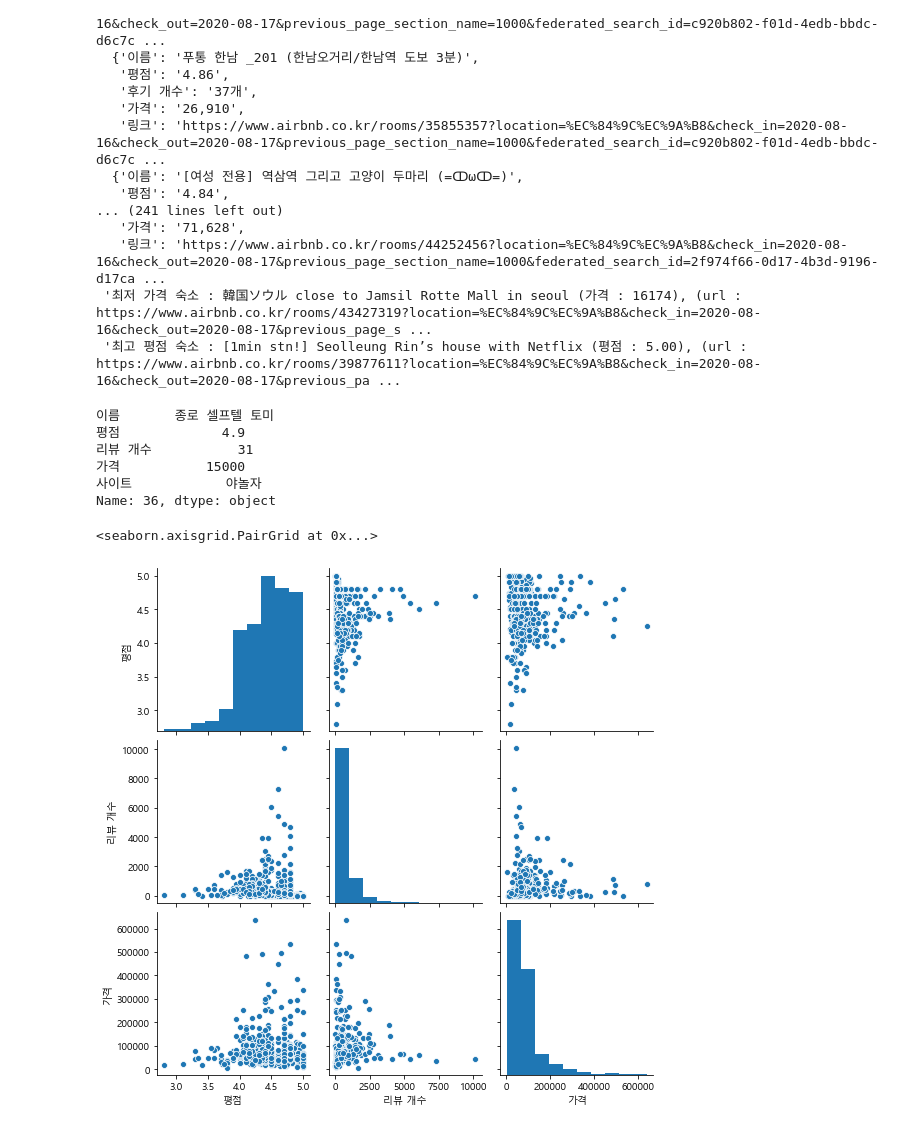
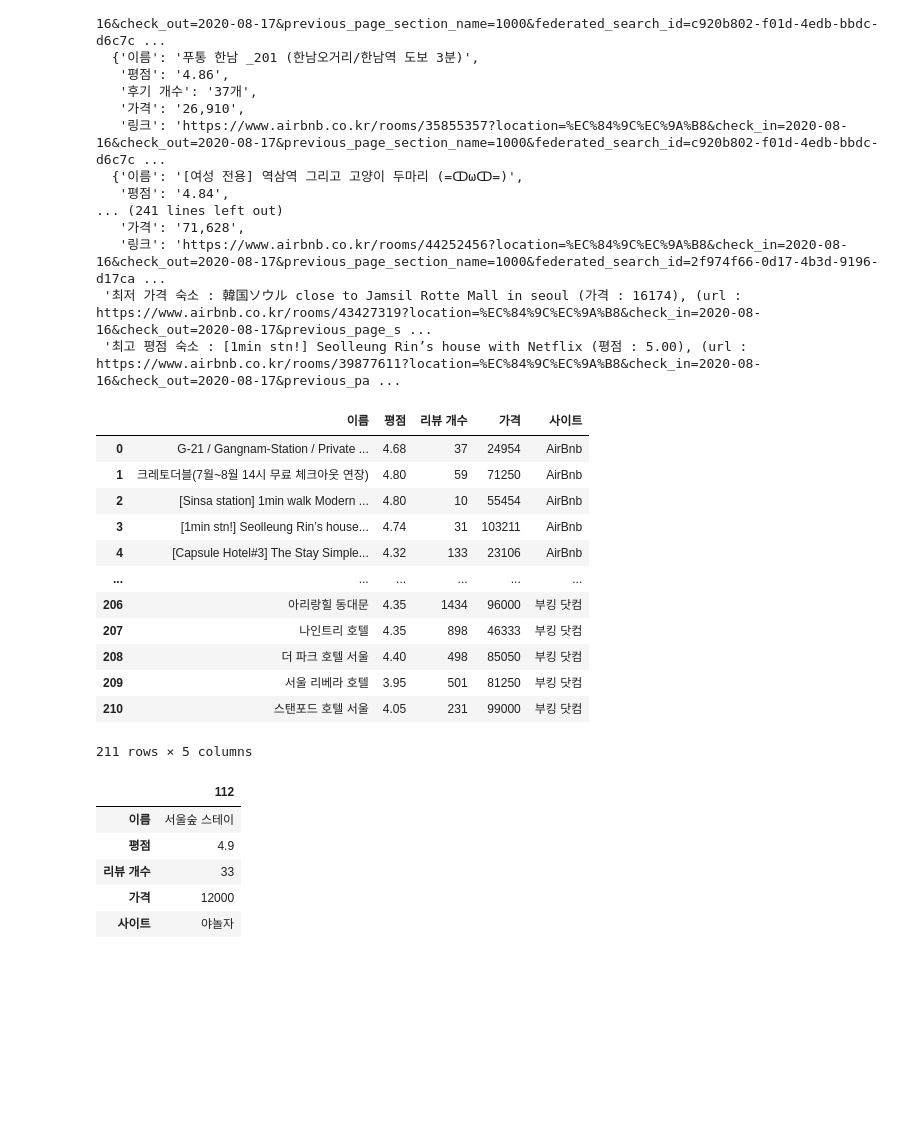
Before and after one commit to JH-lee95/Git_Practicing, a Jupyter notebook: crawling/hotel_crawling/searching hotels (crawling).ipynb, the cells around one changed output. Drawn from its saved outputs; the diff is of its cells as text; code cells hidden in the pictures; blank space fills up the shorter version.

```diff
--- a/crawling/hotel_crawling/searching hotels (crawling).ipynb
+++ b/crawling/hotel_crawling/searching hotels (crawling).ipynb
@@ -771,2 +771,17 @@ searched=search_hotel.to_dataframe()
 # %%
-hotels_df=searched[0]
+hotels_df=result[0]
+hotels_df
+# %% [output]
+|  | 이름 | 평점 | 리뷰 개수 | 가격 | 사이트 |
+| 0 | G-21 / Gangnam-Station / Private ... | 4.68 | 37 | 24954 | AirBnb |
+| 1 | 크레토더블(7월~8월 14시 무료 체크아웃 연장) | 4.80 | 59 | 71250 | AirBnb |
+| 2 | [Sinsa station] 1min walk Modern ... | 4.80 | 10 | 55454 | AirBnb |
+| 3 | [1min stn!] Seolleung Rin’s house... | 4.74 | 31 | 103211 | AirBnb |
+| 4 | [Capsule Hotel#3] The Stay Simple... | 4.32 | 133 | 23106 | AirBnb |
+| ... | ... | ... | ... | ... | ... |
+| 206 | 아리랑힐 동대문 | 4.35 | 1434 | 96000 | 부킹 닷컴 |
+| 207 | 나인트리 호텔 | 4.35 | 898 | 46333 | 부킹 닷컴 |
+| 208 | 더 파크 호텔 서울 | 4.40 | 498 | 85050 | 부킹 닷컴 |
+| 209 | 서울 리베라 호텔 | 3.95 | 501 | 81250 | 부킹 닷컴 |
+| 210 | 스탠포드 호텔 서울 | 4.05 | 231 | 99000 | 부킹 닷컴 |
+211 rows × 5 columns
@@ -773,15 +790,10 @@ hotels_df=searched[0]
 # %%
-min_price=searched[1]
-min_price
+min_price=result[1]
+min_price.to_frame()
 # %% [output]
-이름       종로 셀프텔 토미
-평점             4.9
-리뷰 개수           31
-가격           15000
-사이트            야놀자
-Name: 36, dtype: object
+|  | 112 |
+| 이름 | 서울숲 스테이 |
+| 평점 | 4.9 |
+| 리뷰 개수 | 33 |
+| 가격 | 12000 |
+| 사이트 | 야놀자 |
-# %%
-sns.pairplot(searched)
-# %% [output]
-<seaborn.axisgrid.PairGrid at 0x...>
-[figure, removed]
```
Also changed, not shown: parts of 9 cells of this notebook, 1 other file.
